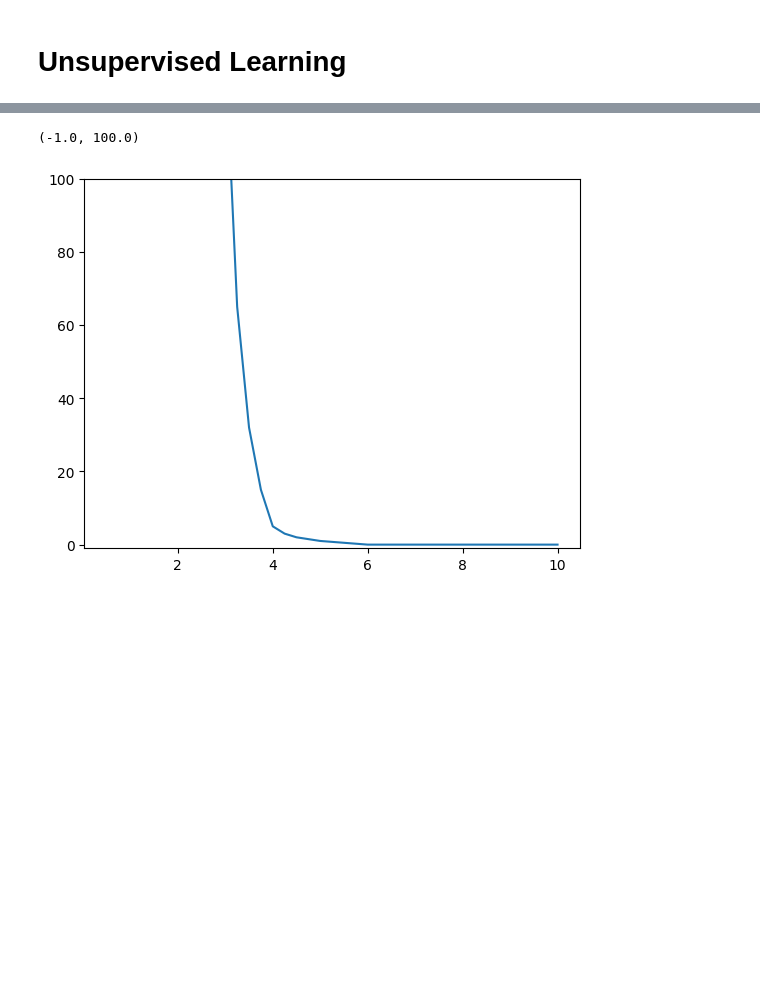
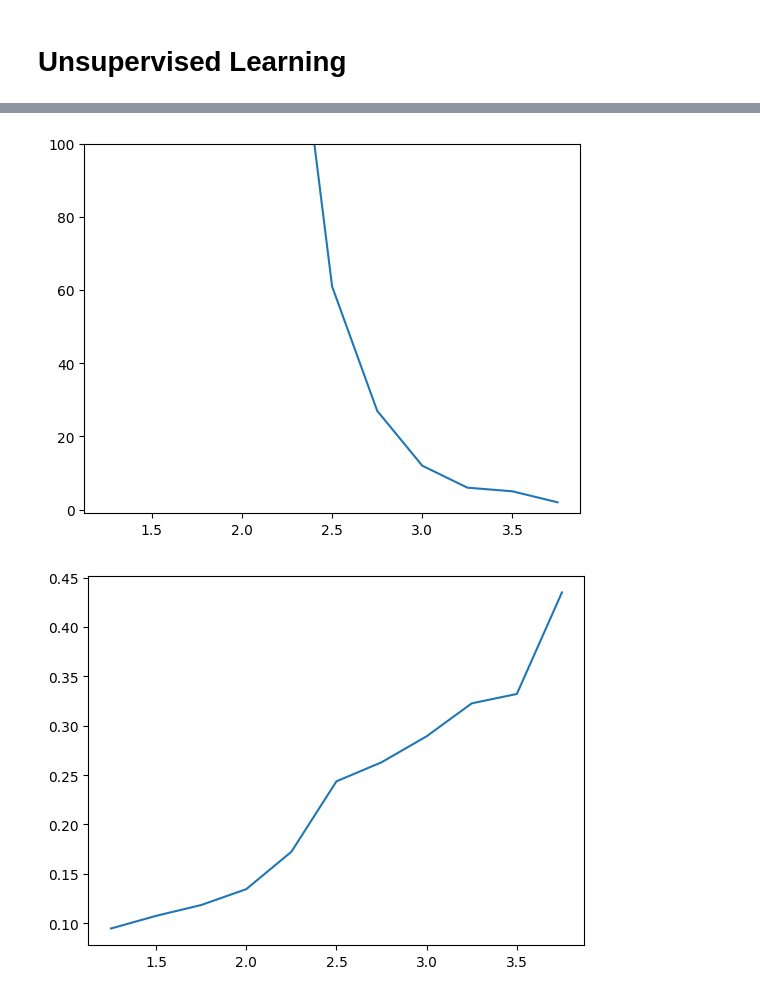
Before and after one commit to jrsansom110515/team2_w25_milestone2_datafiles, a Jupyter notebook: team2_w25_milestone2_project.ipynb, the cells around one changed output, grey strips where cells are left out. Cells and saved outputs as stored; diff of their text form; code cells hidden in the pictures; blank space fills up the shorter version.

```diff
--- a/team2_w25_milestone2_project.ipynb
+++ b/team2_w25_milestone2_project.ipynb
@@ -649,5 +792,28 @@ def age_level(MiLB_m_df):
     MiLB_m_df = MiLB_m_df.drop(columns=['Level', 'Age'])
 
     return MiLB_m_df
+
+def normalize(X):
+    return StandardScaler().fit_transform(X)
+
+from itertools import product
+def hyperparameter_tunning(milb,model, params):
+    results = pd.DataFrame(list(product(*params.values())), columns=params.keys()) # create df for all combinations of parameters
+    results[['silhouette_score','num_values','names']] = 0
+
+    milb_dev = np.array(milb[['wRC', 'PA', 'wRC+', 'AVG', 'wRAA', 'max_age', 'wSB', 'BB/K', 'wOBA', 'SLG']])
+    milb_norm = normalize(milb_dev)
+
+    for index, row in results.iterrows():
+        print(f"Running parameter combination {index+1}/{len(results)}")
+        model.set_params(**results.loc[[index],params.keys()].to_dict(orient='records')[0])
+
+        output = model.fit_predict(milb_norm)
+        if 10 <= sum(output == -1) <= 25:
+            results.loc[index,'silhouette_score'] = silhouette_score(milb_norm,output)
+            results.loc[index,'num_values'] = sum(output == -1)
+            results.loc[index,'names'] = ', '.join(milb.loc[output == -1,'Name'].tolist())
+
+    return results
 # %%
 milb = age_level(load_data_csv('Historical_MiLB_players_dataset_2022_2024.csv')) # Read file and format age/level
@@ -661,6 +821,11 @@ milb_norm = scaler.transform(milb_dev)
+# %%
+# Normalize Data
+milb_dev = np.array(milb[['wRC', 'PA', 'wRC+', 'AVG', 'wRAA', 'max_age', 'wSB', 'BB/K', 'wOBA', 'SLG','AAA','AA','A+','A','CPX','DSL']])
+
+milb_norm = normalize(milb_dev)
 # %%
 # DBSCAN First Path
-milb['DBSCAN_label']  = DBSCAN(eps = 5).fit_predict(milb_norm)
+milb['DBSCAN_label']  = DBSCAN(eps = 4).fit_predict(milb_norm)
 
 milb[milb['DBSCAN_label'] == -1] # -1 are outliers
 # %% [output]
@@ -670,18 +836,24 @@ milb[milb['DBSCAN_label'] == -1] # -1 are outliers
 # %%
 # Run DBSCAN on multiple parameters to see how it changes
-epsilons = [0.5,1,1.25,1.5,1.75,2,2.25,2.50,2.75,3,3.25,3.5,3.75,4,4.25,4.5,5,6,7,8,9,10]
+epsilons = [1.25,1.5,1.75,2,2.25,2.50,2.75,3,3.25,3.5,3.75]
 num_out = []
+sil_out = []
 
 for eps in epsilons:
     milb['DBSCAN_label']  = DBSCAN(eps = eps).fit_predict(milb_norm)
     num_out.append(sum(milb['DBSCAN_label'] == -1))
+    sil_out.append(silhouette_score(milb_norm, pd.to_numeric(milb['DBSCAN_label']==-1)))
 
 # This shows high sensitivity to the choice of variables
 plt.plot(epsilons,num_out)
 plt.ylim([-1,100])
+plt.show()
+
+plt.plot(epsilons,sil_out)
+plt.show()
 # %% [output]
-(-1.0, 100.0)
-[figure, old version]
+[figure, new version]
+[figure, added]
 # %%
 # Visualizations using t-SNE
 from sklearn.manifold import TSNE
```
Also changed, not shown: parts of 45 cells of this notebook.
